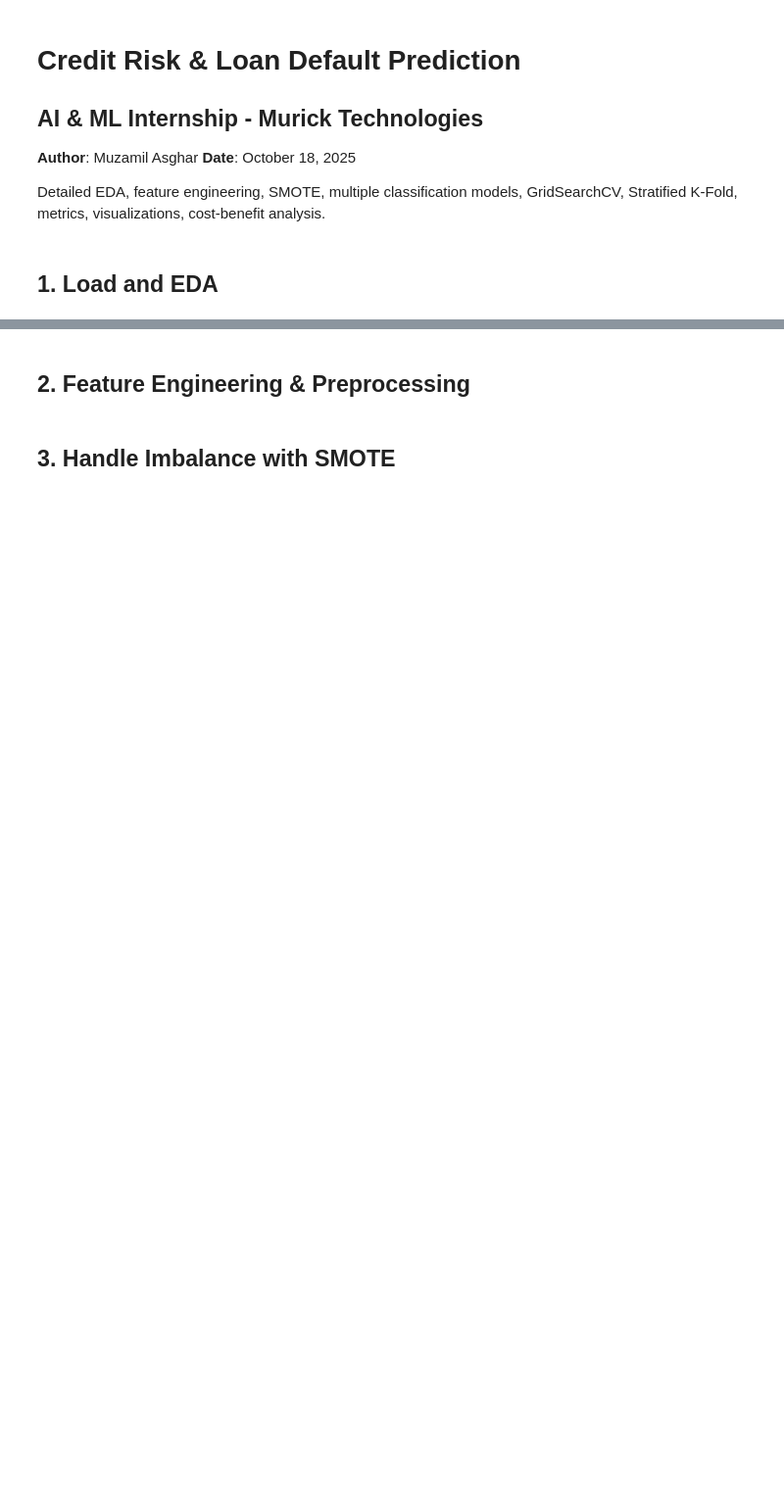
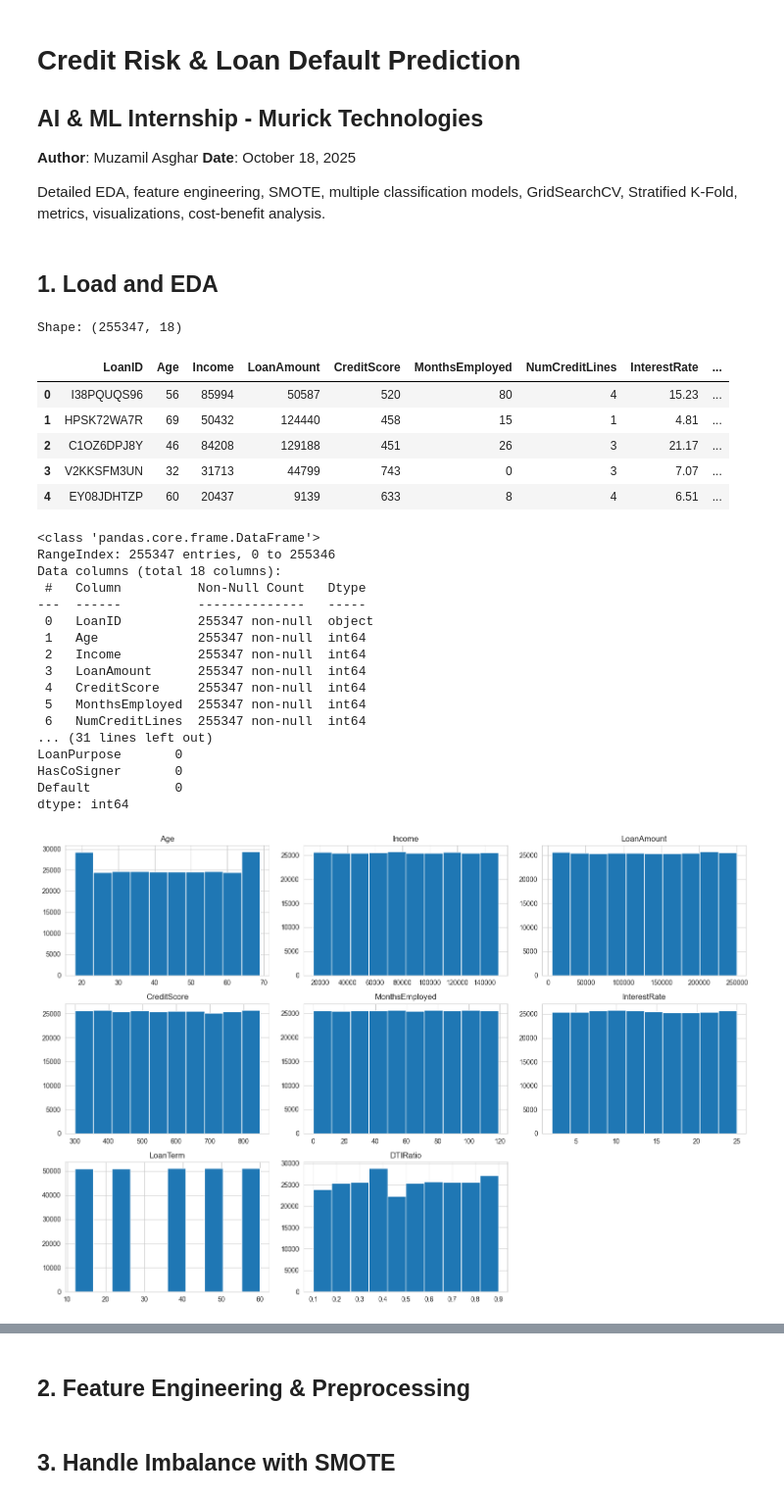
Before and after one commit to muzamal478/MurickInternship2025, a Jupyter notebook: Credit_Risk_Prediction/loan_default_prediction.ipynb, the cells around one changed output, grey strips where cells are left out. Shown at 98% size. Saved outputs shown, nothing was run; the diff lists cells and outputs as text; code cells hidden in the pictures; blank space fills up the shorter version.

Commit message:
Add Final Mini-Project: Credit Risk Prediction with models, app, and 93% accuracy

```diff
--- a/Credit_Risk_Prediction/loan_default_prediction.ipynb
+++ b/Credit_Risk_Prediction/loan_default_prediction.ipynb
@@ -27,20 +27,46 @@ sns.set_style('whitegrid')
 # %%
 # Load dataset
 df = pd.read_csv('Loan_default.csv')
 print(f"Shape: {df.shape}")
 display(df.head())
 print(df.info())
 print("\nMissing Values:")
 print(df.isnull().sum())
 
 # Feature distributions
-numeric_cols = ['Age', 'Income', 'LoanAmount', 'CreditScore', 'MonthsEmployed', 'InterestRate', 'LoanTerm', 'DTIRatio', 'EmploymentYears']
+numeric_cols = ['Age', 'Income', 'LoanAmount', 'CreditScore', 'MonthsEmployed', 'InterestRate', 'LoanTerm', 'DTIRatio']
 df[numeric_cols].hist(figsize=(15, 10))
 plt.tight_layout()
 plt.savefig('visuals/feature_dist.png')
 plt.show()
 
 # Target distribution
 sns.countplot(x='Default', data=df)
 plt.title('Default Distribution')
 plt.show()
+# %% [output]
+Shape: (255347, 18)
+|  | LoanID | Age | Income | LoanAmount | CreditScore | MonthsEmployed | NumCreditLines | InterestRate | ... |
+| 0 | I38PQUQS96 | 56 | 85994 | 50587 | 520 | 80 | 4 | 15.23 | ... |
+| 1 | HPSK72WA7R | 69 | 50432 | 124440 | 458 | 15 | 1 | 4.81 | ... |
+| 2 | C1OZ6DPJ8Y | 46 | 84208 | 129188 | 451 | 26 | 3 | 21.17 | ... |
+| 3 | V2KKSFM3UN | 32 | 31713 | 44799 | 743 | 0 | 3 | 7.07 | ... |
+| 4 | EY08JDHTZP | 60 | 20437 | 9139 | 633 | 8 | 4 | 6.51 | ... |
+<class 'pandas.core.frame.DataFrame'>
+RangeIndex: 255347 entries, 0 to 255346
+Data columns (total 18 columns):
+ #   Column          Non-Null Count   Dtype
+---  ------          --------------   -----
+ 0   LoanID          255347 non-null  object
+ 1   Age             255347 non-null  int64
+ 2   Income          255347 non-null  int64
+ 3   LoanAmount      255347 non-null  int64
+ 4   CreditScore     255347 non-null  int64
+ 5   MonthsEmployed  255347 non-null  int64
+ 6   NumCreditLines  255347 non-null  int64
+... (31 lines left out)
+LoanPurpose       0
+HasCoSigner       0
+Default           0
+dtype: int64
+[figure, added]
```
Also changed, not shown: parts of 3 cells of this notebook, 3 other files.
